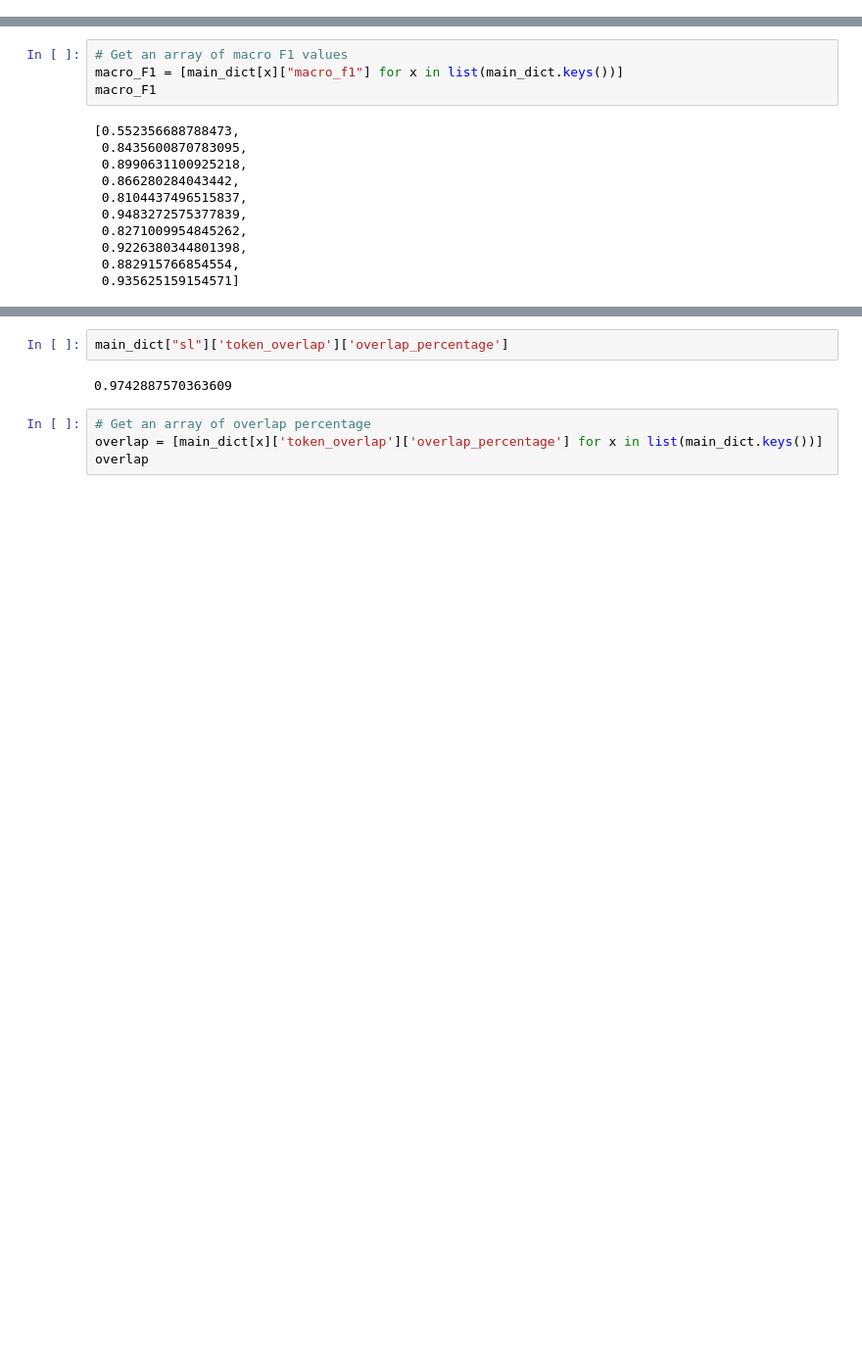
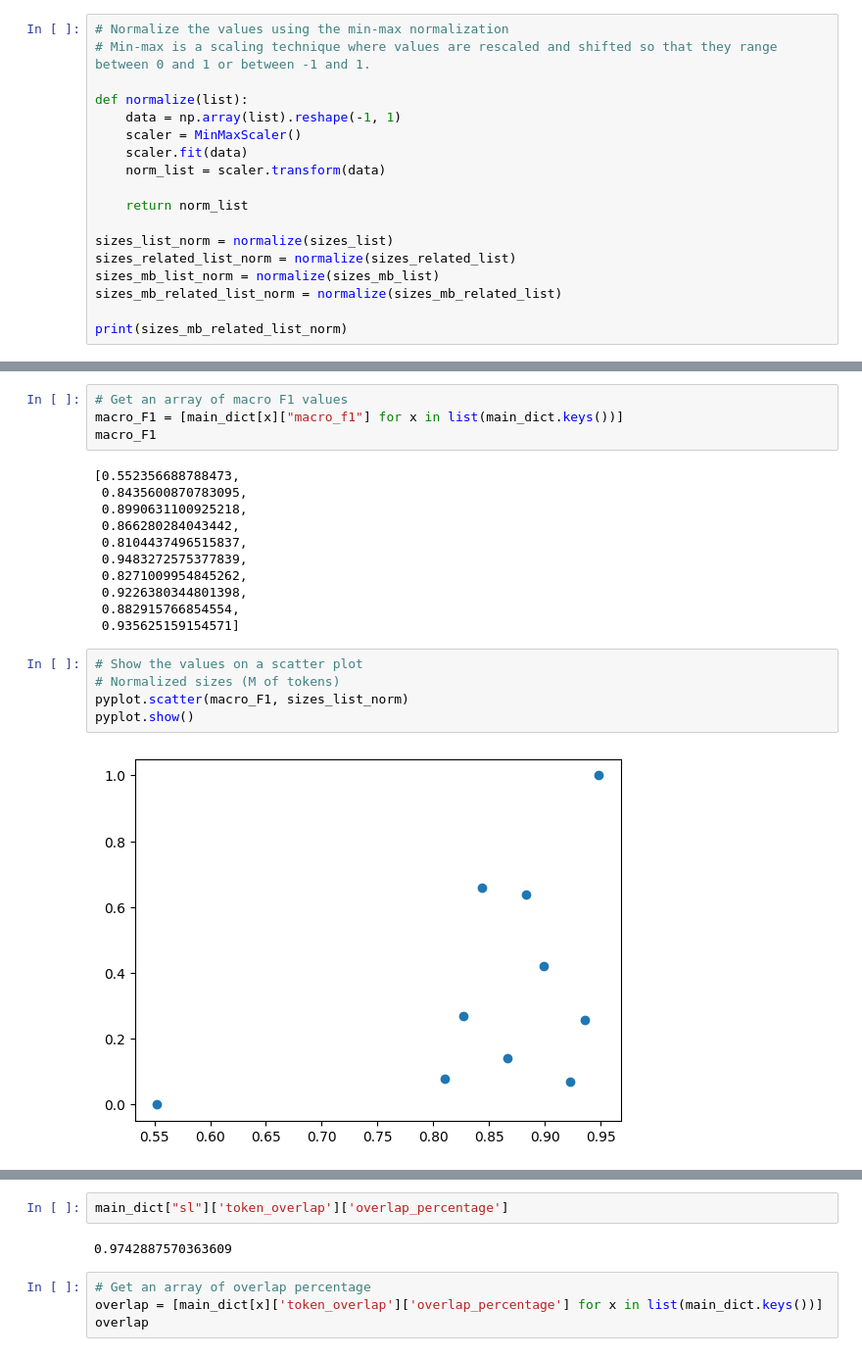
Before and after one commit to TajaKuzman/Crosslingual-Genre-Bias-Analysis, a Jupyter notebook: calculate_corelation_coefficient.ipynb, the cells around one changed output, grey strips where cells are left out. Shown: that part at 98% size. Cells and saved outputs as stored; diff of their text form; blank space fills up the shorter version.

Commit message:
Added results of impact of size

```diff
--- a/calculate_corelation_coefficient.ipynb
+++ b/calculate_corelation_coefficient.ipynb
@@ -48,0 +141,18 @@ sizes_related_list = list(sizes_with_related.values())
+# %%
+# Normalize the values using the min-max normalization
+# Min-max is a scaling technique where values are rescaled and shifted so that they range between 0 and 1 or between -1 and 1.
+
+def normalize(list):
+	data = np.array(list).reshape(-1, 1)
+	scaler = MinMaxScaler()
+	scaler.fit(data)
+	norm_list = scaler.transform(data)
+
+	return norm_list
+
+sizes_list_norm = normalize(sizes_list)
+sizes_related_list_norm = normalize(sizes_related_list)
+sizes_mb_list_norm = normalize(sizes_mb_list)
+sizes_mb_related_list_norm = normalize(sizes_mb_related_list)
+
+print(sizes_mb_related_list_norm)
@@ -61,3 +182,10 @@ macro_F1
  0.9226380344801398,
  0.882915766854554,
  0.935625159154571]
+# %%
+# Show the values on a scatter plot
+# Normalized sizes (M of tokens)
+pyplot.scatter(macro_F1, sizes_list_norm)
+pyplot.show()
+# %% [output]
+[figure, added]
```
Also changed, not shown: parts of 36 cells of this notebook, 3 other files.
